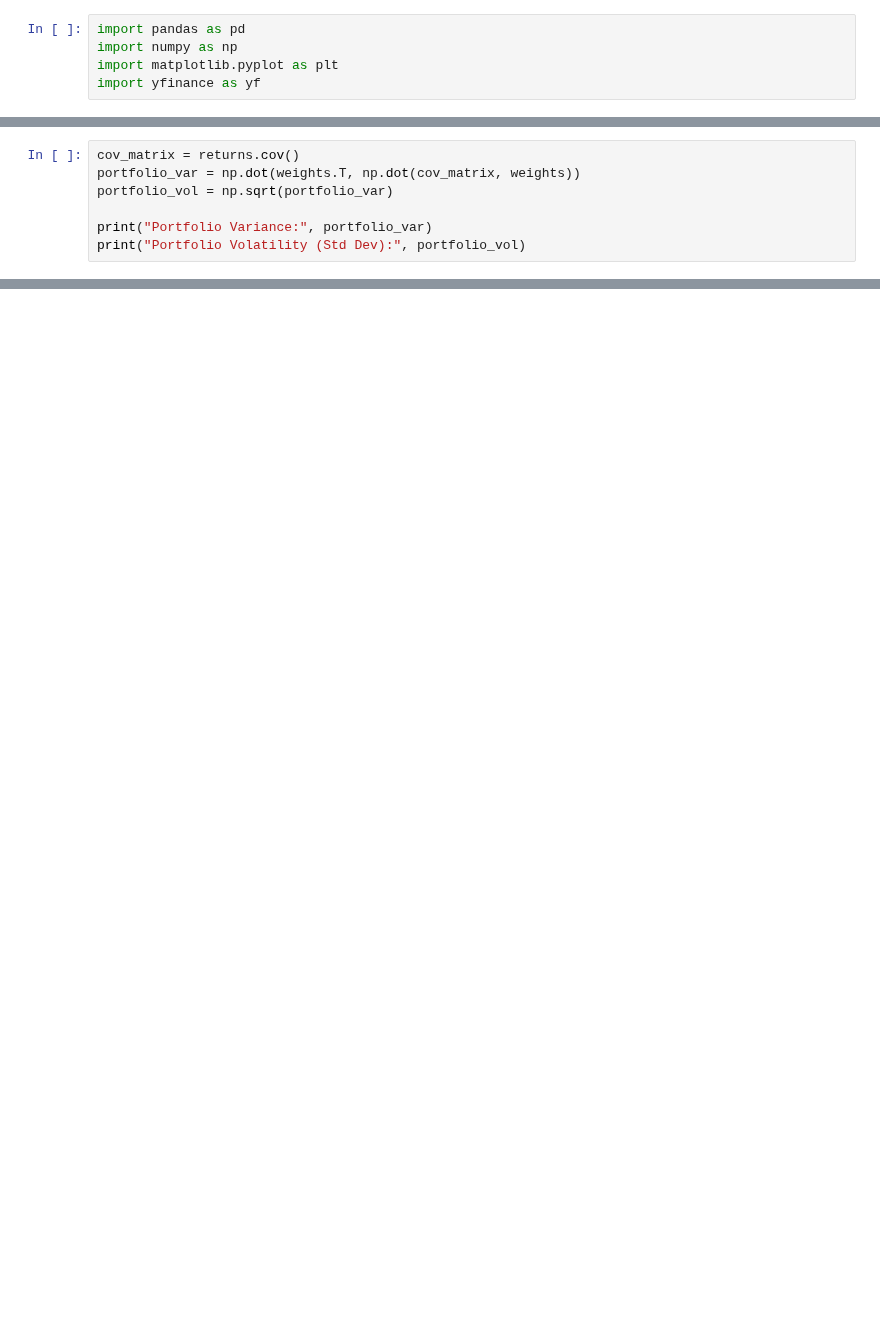
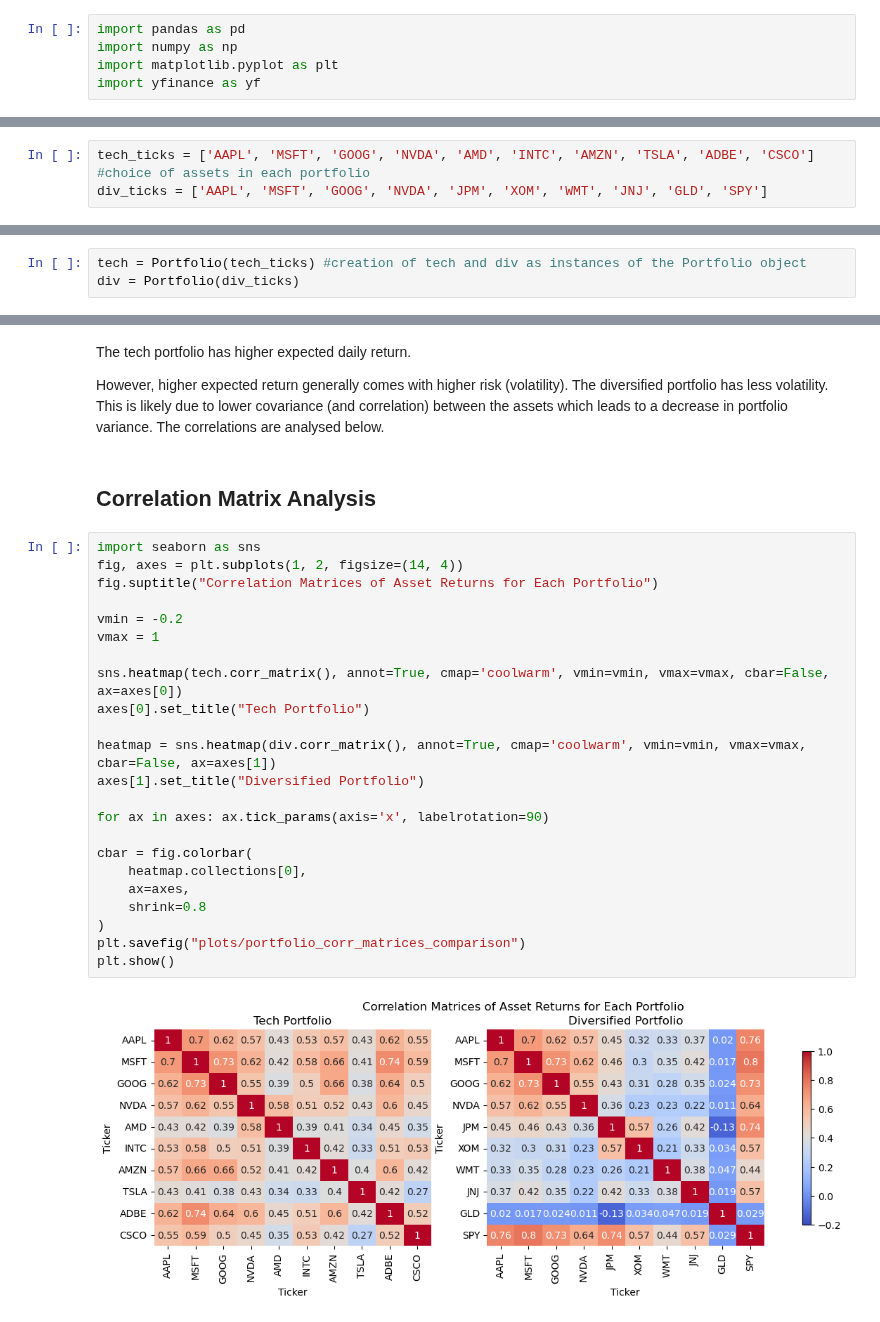
Before and after one commit to borudep313/Portfolio-Risk-Simulation, a Jupyter notebook: analysis.ipynb, the cells around one changed output, grey strips where cells are left out. Saved outputs shown, nothing was run; the diff lists cells and outputs as text; blank space fills up the shorter version.

```diff
--- a/analysis.ipynb
+++ b/analysis.ipynb
@@ -90,7 +52,0 @@ The square root of the variance gives the portfolio volatility.
-# %%
-cov_matrix = returns.cov()
-portfolio_var = np.dot(weights.T, np.dot(cov_matrix, weights))
-portfolio_vol = np.sqrt(portfolio_var)
-
-print("Portfolio Variance:", portfolio_var)
-print("Portfolio Volatility (Std Dev):", portfolio_vol)
@@ -178,0 +83,3 @@ print("95% Conditional Value at Risk (CVaR):", CVaR_95)
+# %%
+tech_ticks = ['AAPL', 'MSFT', 'GOOG', 'NVDA', 'AMD', 'INTC', 'AMZN', 'TSLA', 'ADBE', 'CSCO'] #choice of assets in each portfolio
+div_ticks = ['AAPL', 'MSFT', 'GOOG', 'NVDA', 'JPM', 'XOM', 'WMT', 'JNJ', 'GLD', 'SPY']
@@ -178,0 +119,3 @@ print("95% Conditional Value at Risk (CVaR):", CVaR_95)
+# %%
+tech = Portfolio(tech_ticks) #creation of tech and div as instances of the Portfolio object
+div = Portfolio(div_ticks)
@@ -178,0 +138,31 @@ print("95% Conditional Value at Risk (CVaR):", CVaR_95)
+# %% [markdown]
+The tech portfolio has higher expected daily return.
+
+However, higher expected return generally comes with higher risk (volatility). The diversified portfolio has less volatility. This is likely due to lower covariance (and correlation) between the assets which leads to a decrease in portfolio variance. The correlations are analysed below.
+# %% [markdown]
+## Correlation Matrix Analysis
+# %%
+import seaborn as sns
+fig, axes = plt.subplots(1, 2, figsize=(14, 4))
+fig.suptitle("Correlation Matrices of Asset Returns for Each Portfolio")
+
+vmin = -0.2
+vmax = 1
+
+sns.heatmap(tech.corr_matrix(), annot=True, cmap='coolwarm', vmin=vmin, vmax=vmax, cbar=False, ax=axes[0])
+axes[0].set_title("Tech Portfolio")
+
+heatmap = sns.heatmap(div.corr_matrix(), annot=True, cmap='coolwarm', vmin=vmin, vmax=vmax, cbar=False, ax=axes[1])
+axes[1].set_title("Diversified Portfolio")
+
+for ax in axes: ax.tick_params(axis='x', labelrotation=90)
+
+cbar = fig.colorbar(
+    heatmap.collections[0],
+    ax=axes,
+    shrink=0.8
+)
+plt.savefig("plots/portfolio_corr_matrices_comparison")
+plt.show()
+# %% [output]
+[figure, added]
```
Also changed, not shown: parts of 58 cells of this notebook, 9 other files.
